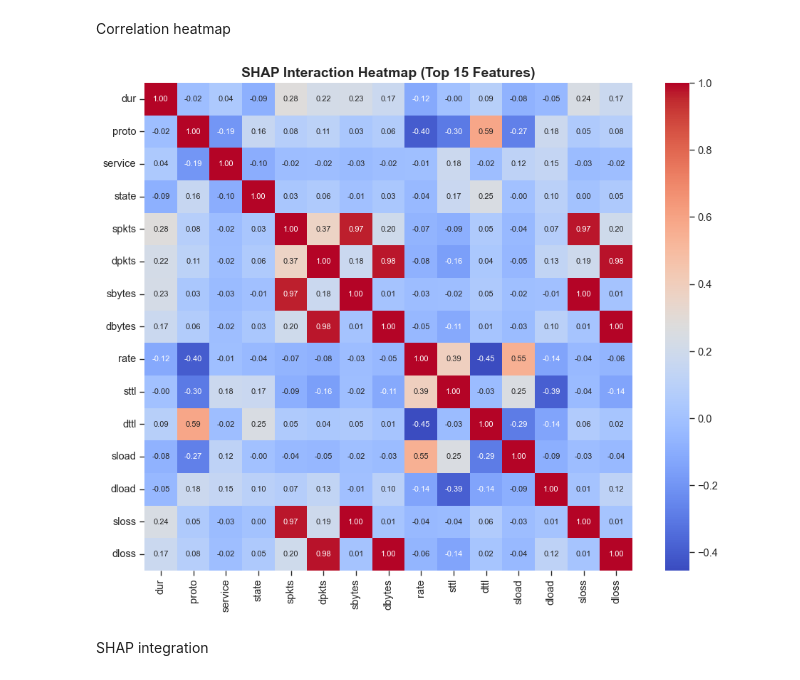
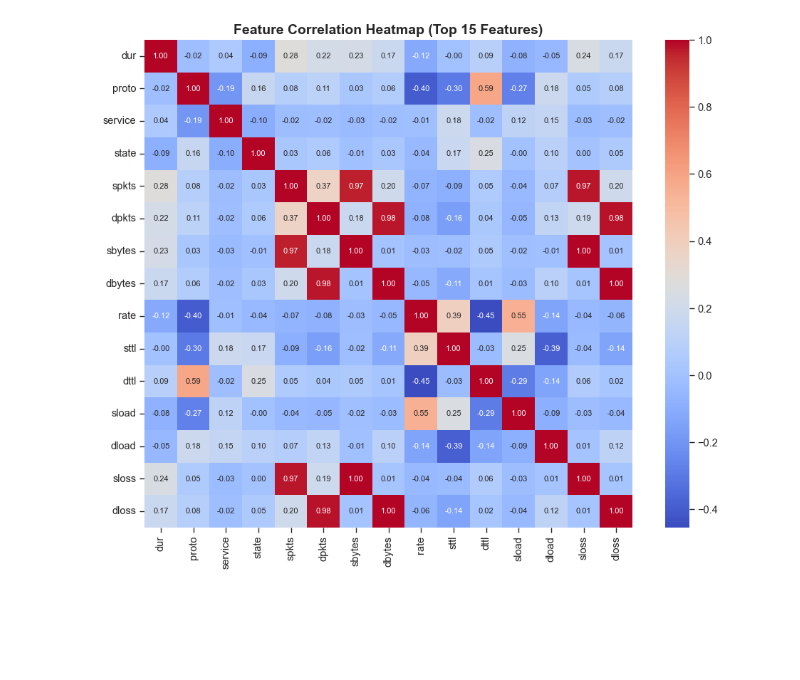
Before and after one commit to dirtydeedsdonedirtcheap7/sec3044-group3assignment, a Jupyter notebook: notebooks/unsw-nb15.ipynb, the cells around one changed output. Cells and saved outputs as stored; diff of their text form; code cells hidden in the pictures; blank space fills up the shorter version.

```diff
--- a/notebooks/unsw-nb15.ipynb
+++ b/notebooks/unsw-nb15.ipynb
@@ -328,31 +244,29 @@ Stacking Model (Hybrid Engine)    0.8961     0.9897  0.8563    0.9181
-# %% [markdown]
-Correlation heatmap
 # %%
 import matplotlib.pyplot as plt
 import seaborn as sns
 import pandas as pd
 import numpy as np
 
 # Set clean visualization parameters for papers
 plt.style.use('seaborn-v0_8-whitegrid')
 sns.set_context("paper", font_scale=1.2)
 fig_color = "#2b5c8f"
 
+
+# Feature Correlation Heatmap ---
 # Showing correlation of top features to keep the visual readable
 plt.figure(figsize=(10, 8))
 # Identify numeric columns from your scaled feature matrix
 numeric_cols = train_df.select_dtypes(include=[np.number]).columns[:15] # Top 15 features for clean viewing
 corr_matrix = train_df[numeric_cols].corr()
 
 sns.heatmap(corr_matrix, annot=True, fmt=".2f", cmap="coolwarm", cbar=True, square=True,
             annot_kws={"size": 8})
-plt.title("SHAP Interaction Heatmap (Top 15 Features)", fontweight='bold', fontsize=14)
+plt.title("Feature Correlation Heatmap (Top 15 Features)", fontweight='bold', fontsize=14)
 plt.tight_layout()
 plt.show()
 # %% [output]
-[figure, old version]
+[figure, new version]
-# %% [markdown]
-SHAP integration
 # %%
 import shap
 import matplotlib.pyplot as plt
```
Also changed, not shown: parts of 19 cells of this notebook.
